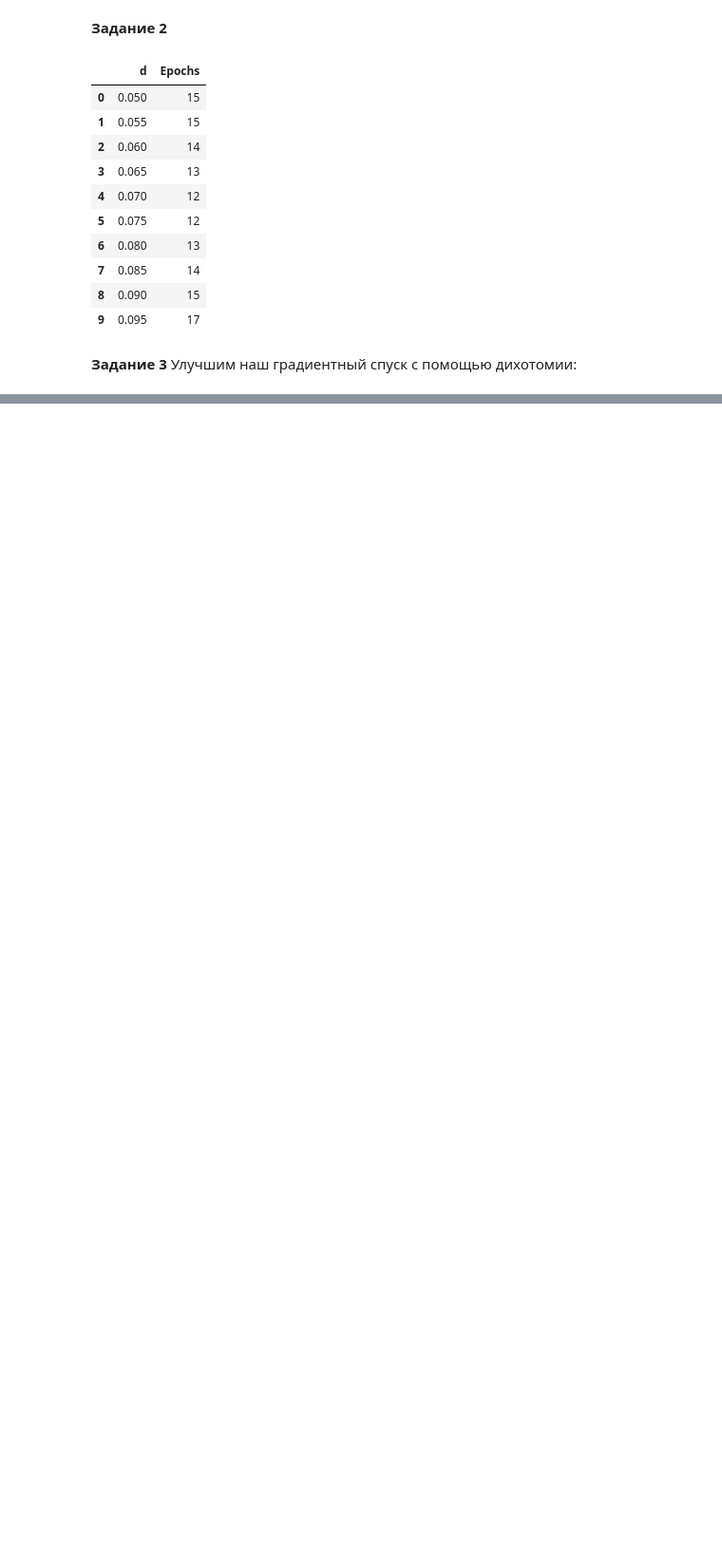
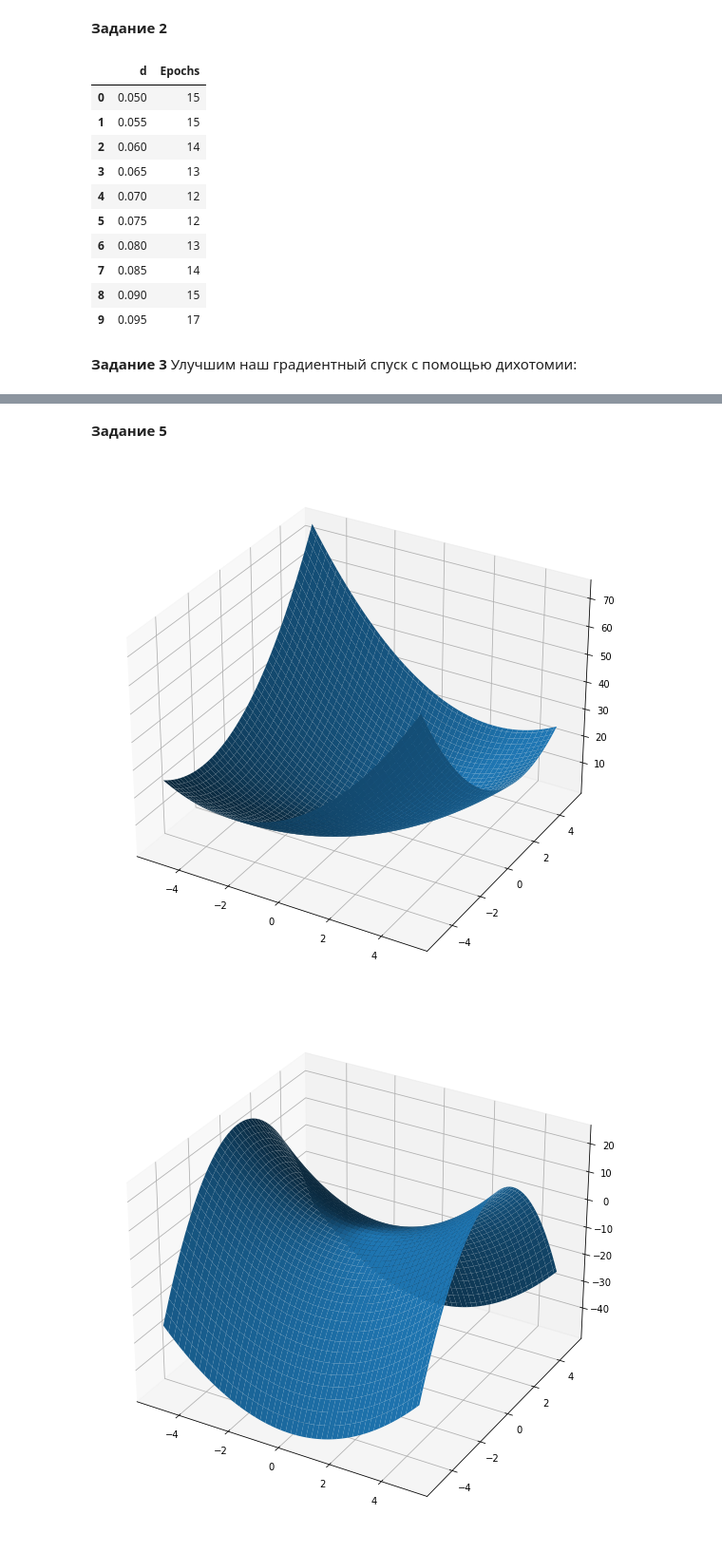
Before and after one commit to labs-metoptim/lab-metopt-1, a Jupyter notebook: test.ipynb, the cells around one changed output, grey strips where cells are left out. Shown at 95% size. Cells and saved outputs as stored; diff of their text form; code cells hidden in the pictures; blank space fills up the shorter version.

```diff
--- a/test.ipynb
+++ b/test.ipynb
@@ -219,0 +225,27 @@ len(ps)
+# %% [markdown]
+__Задание 5__
+# %%
+def func1(point):
+    x, y = point
+    return x**2 + y**2 - x * y
+
+def grad1(point):
+    x, y = point
+    return make_point(2*x - y, 2*y - x)
+
+fun1 = Function(func1, grad1, np.array((0, 0)))
+draw_function(fun1)
+
+def func2(point):
+    x, y = point
+    return x**2 - 2 * y**2
+
+def grad2(point):
+    x, y = point
+    return make_point(2*x, -4*y)
+
+fun2 = Function(func2, grad2, np.array((0, 0)))
+draw_function(fun2)
+# %% [output]
+[figure, added]
+[figure, added]
```
Also changed, not shown: parts of 5 cells of this notebook.
